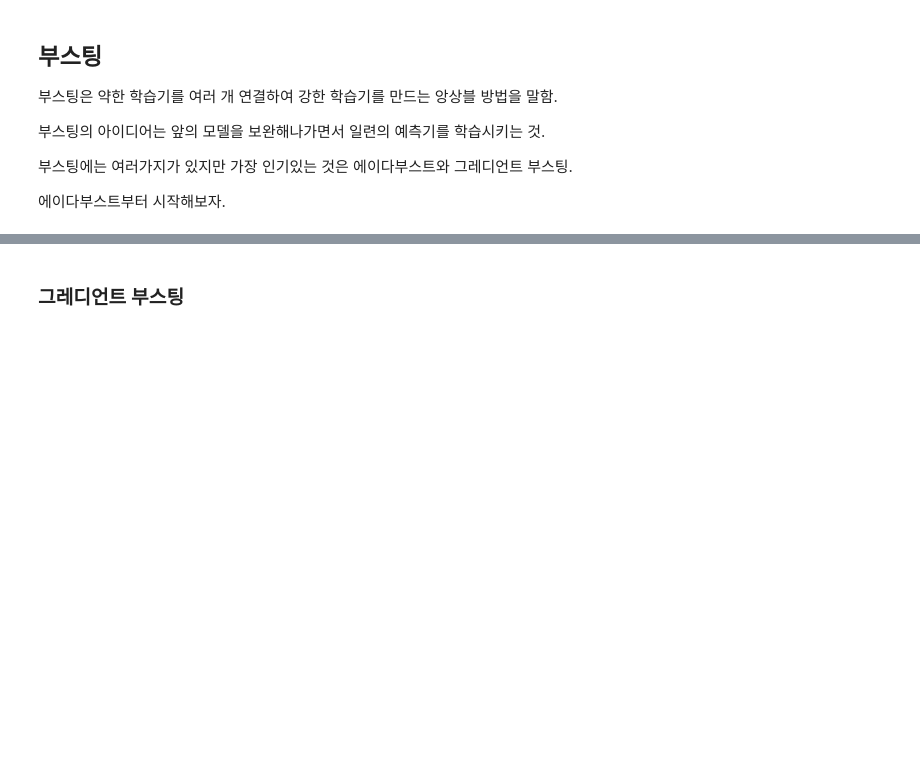
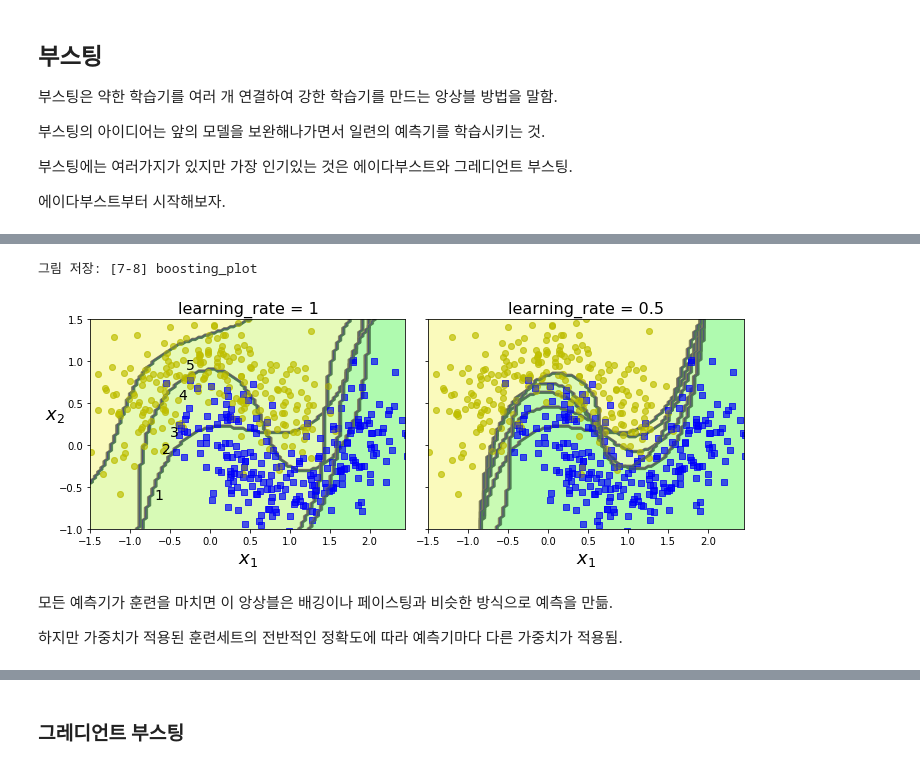
Before and after one commit to probationer070/handson-ml2, a Jupyter notebook: mytest/ensemble_prep.ipynb, the cells around one changed output, grey strips where cells are left out. Drawn from its saved outputs; the diff is of its cells as text; code cells hidden in the pictures; blank space fills up the shorter version.

```diff
--- a/mytest/ensemble_prep.ipynb
+++ b/mytest/ensemble_prep.ipynb
@@ -606,28 +644,35 @@ ada_clf.fit(X_train, y_train)
 # %%
 m = len(X_train)
 
 fig, axes = plt.subplots(ncols=2, figsize=(10,4), sharey=True)
 for subplot, learning_rate in ((0, 1), (1, 0.5)):
     sample_weights = np.ones(m) / m
     plt.sca(axes[subplot])
     for i in range(5):
         svm_clf = SVC(kernel="rbf", C=0.2, gamma=0.6, random_state=42)
         svm_clf.fit(X_train, y_train, sample_weight=sample_weights * m)
         y_pred = svm_clf.predict(X_train)
         r = sample_weights[y_pred != y_train].sum() / sample_weights.sum() # equation 7-1
         alpha = learning_rate * np.log((1 - r) / r) # equation 7-2
         sample_weights[y_pred != y_train] *= np.exp(alpha) # equation 7-3
         sample_weights /= sample_weights.sum() # normalization step
         plot_decision_boundary(svm_clf, X, y, alpha=0.2)
         plt.title("learning_rate = {}".format(learning_rate), fontsize=16)
     if subplot == 0:
         plt.text(-0.7, -0.65, "1", fontsize=14)
         plt.text(-0.6, -0.10, "2", fontsize=14)
         plt.text(-0.5,  0.10, "3", fontsize=14)
         plt.text(-0.4,  0.55, "4", fontsize=14)
         plt.text(-0.3,  0.90, "5", fontsize=14)
     else:
         plt.ylabel("")
 
-save_fig("boosting_plot")
+save_fig("[7-8] boosting_plot")
 plt.show()
+# %% [output]
+그림 저장: [7-8] boosting_plot
+[figure, added]
+# %% [markdown]
+모든 예측기가 훈련을 마치면 이 앙상블은 배깅이나 페이스팅과 비슷한 방식으로 예측을 만듦.
+
+하지만 가중치가 적용된 훈련세트의 전반적인 정확도에 따라 예측기마다 다른 가중치가 적용됨.
```
Also changed, not shown: parts of 62 cells of this notebook, 6 other files.
